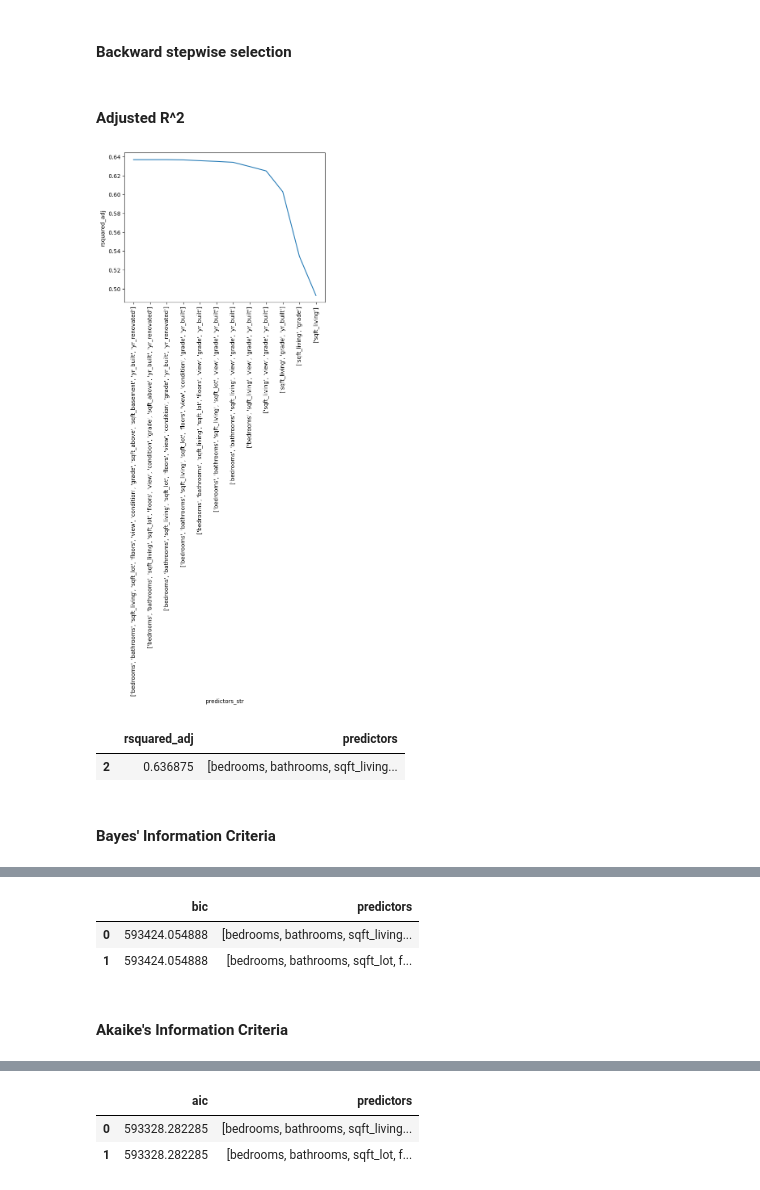
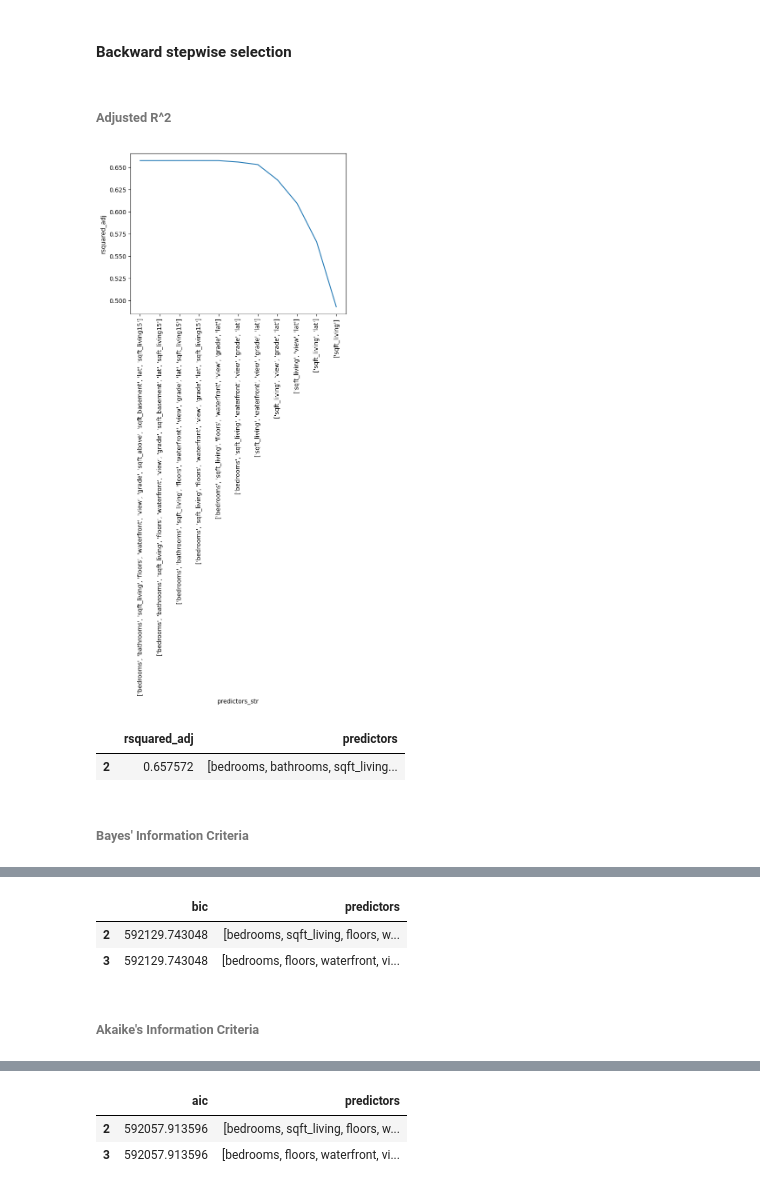
Before and after one commit to pau1ag/caso1, a Jupyter notebook: caso 3/caso3houses.ipynb, the cells around one changed output, grey strips where cells are left out. Drawn from its saved outputs; the diff is of its cells as text; code cells hidden in the pictures.

```diff
--- a/caso 3/caso3houses.ipynb
+++ b/caso 3/caso3houses.ipynb
@@ -109,11 +135,11 @@ memory usage: 3.5+ MB
 # %%
-df.drop('id', axis=1, inplace=True)
-df.drop('date', axis=1, inplace=True)
-df.drop('waterfront', axis=1, inplace=True)
+
+df.drop('sqft_lot', axis=1, inplace=True)
+df.drop('condition', axis=1, inplace=True)
+df.drop('yr_built', axis=1, inplace=True)
 df.drop('zipcode', axis=1, inplace=True)
-df.drop('lat', axis=1, inplace=True)
+df.drop('sqft_lot15', axis=1, inplace=True)
 df.drop('long', axis=1, inplace=True)
-df.drop('sqft_living15', axis=1, inplace=True)
-df.drop('sqft_lot15', axis=1, inplace=True)
+df.drop('yr_renovated', axis=1, inplace=True)
 df.head()
 # %% [output]
@@ -256,15 +259,14 @@ def min_aic(statsmodels):
 X = pd.DataFrame({'bedrooms': df["bedrooms"],
                   'bathrooms': df["bathrooms"],
                   'sqft_living': df["sqft_living"],
-                  'sqft_lot': df["sqft_lot"],
                   'floors': df["floors"],
+                  'waterfront' : df['waterfront'],
                   'view': df["view"],
-                  'condition': df["condition"],
                   'grade': df["grade"],
                   'sqft_above': df["sqft_above"],
                   'sqft_basement': df["sqft_basement"],
-                  'yr_built': df["yr_built"],
-                  'yr_renovated': df["yr_renovated"]})
+                  'lat': df["lat"],
+                  'sqft_living15': df["sqft_living15"]})
 y = pd.DataFrame({'price':y_np})
 
 # get all model results
@@ -540,24 +537,24 @@ Akaike's Information Criteria
 # %%
 # adjr2
 # ------------------------------------------------
-display(HTML('<h4>Adjusted R^2</h4>'))
+display(HTML('<h6>Adjusted R^2</h6>'))
 scorer = 'rsquared_adj'
 subset_analysis(backward_stepwise(X, y, scorer=scorer), scorer)
 
 # Bayes' Information Criteria (BIC)
 # ------------------------------------------------
-display(HTML('<h4>Bayes\' Information Criteria</h4>'))
+display(HTML('<h6>Bayes\' Information Criteria</h6>'))
 scorer = 'bic'
 subset_analysis(backward_stepwise(X, y, scorer=scorer), scorer)
 
 # Akaike's Information Criteria (AIC/ C_p)
 # ------------------------------------------------
-display(HTML('<h4>Akaike\'s Information Criteria</h4>'))
+display(HTML('<h6>Akaike\'s Information Criteria</h6>'))
 scorer = 'aic'
 subset_analysis(backward_stepwise(X, y, scorer=scorer), scorer)
 # %% [output]
 Adjusted R^2
-[figure, old version]
+[figure, new version]
 |  | rsquared_adj | predictors |
-| 2 | 0.636875 | [bedrooms, bathrooms, sqft_living... |
+| 2 | 0.657572 | [bedrooms, bathrooms, sqft_living... |
 Bayes' Information Criteria
@@ -565,4 +562,4 @@ Bayes' Information Criteria
 |  | bic | predictors |
-| 0 | 593424.054888 | [bedrooms, bathrooms, sqft_living... |
-| 1 | 593424.054888 | [bedrooms, bathrooms, sqft_lot, f... |
+| 2 | 592129.743048 | [bedrooms, sqft_living, floors, w... |
+| 3 | 592129.743048 | [bedrooms, floors, waterfront, vi... |
 Akaike's Information Criteria
@@ -570,3 +567,3 @@ Akaike's Information Criteria
 |  | aic | predictors |
-| 0 | 593328.282285 | [bedrooms, bathrooms, sqft_living... |
-| 1 | 593328.282285 | [bedrooms, bathrooms, sqft_lot, f... |
+| 2 | 592057.913596 | [bedrooms, sqft_living, floors, w... |
+| 3 | 592057.913596 | [bedrooms, floors, waterfront, vi... |
```
Also changed, not shown: parts of 29 cells of this notebook.
